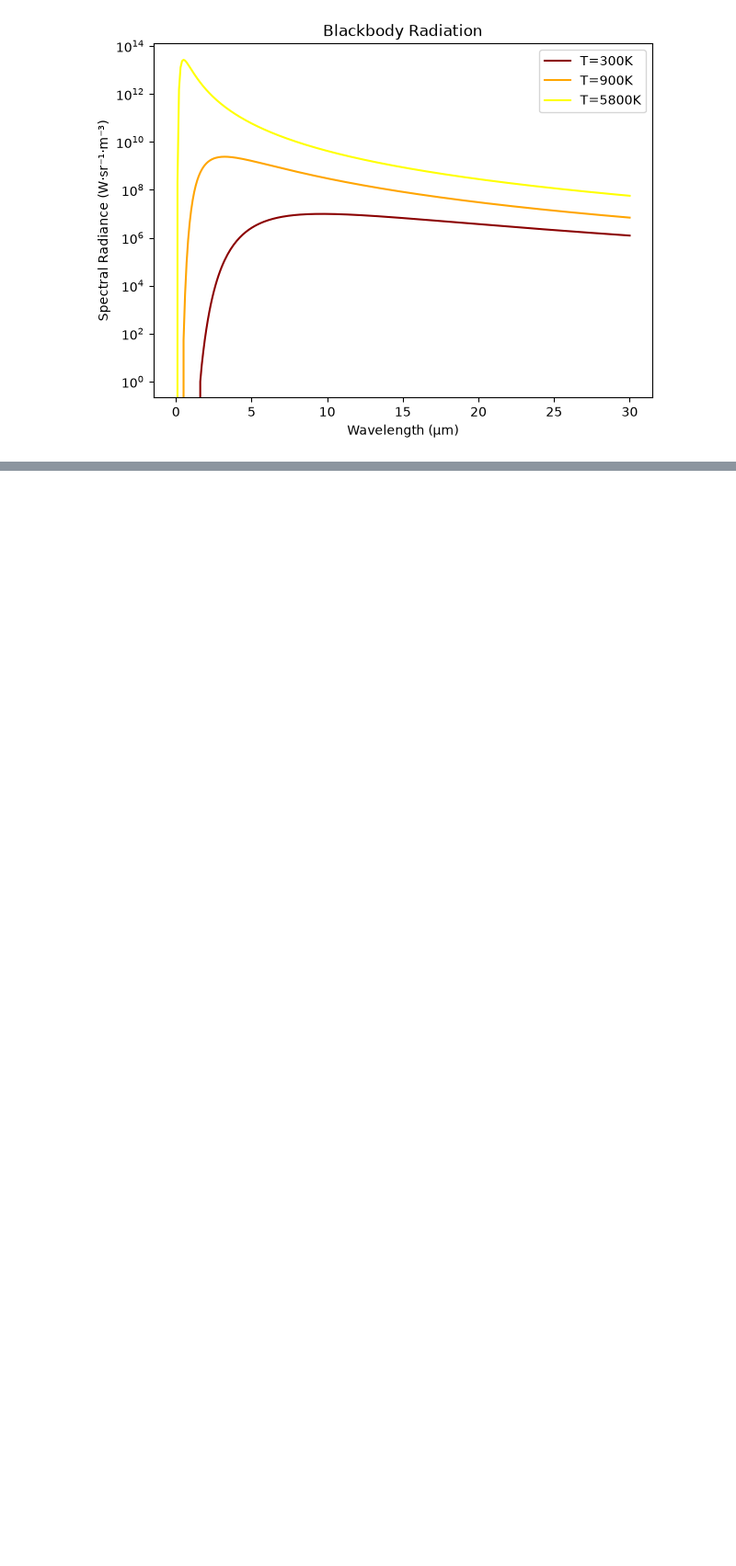
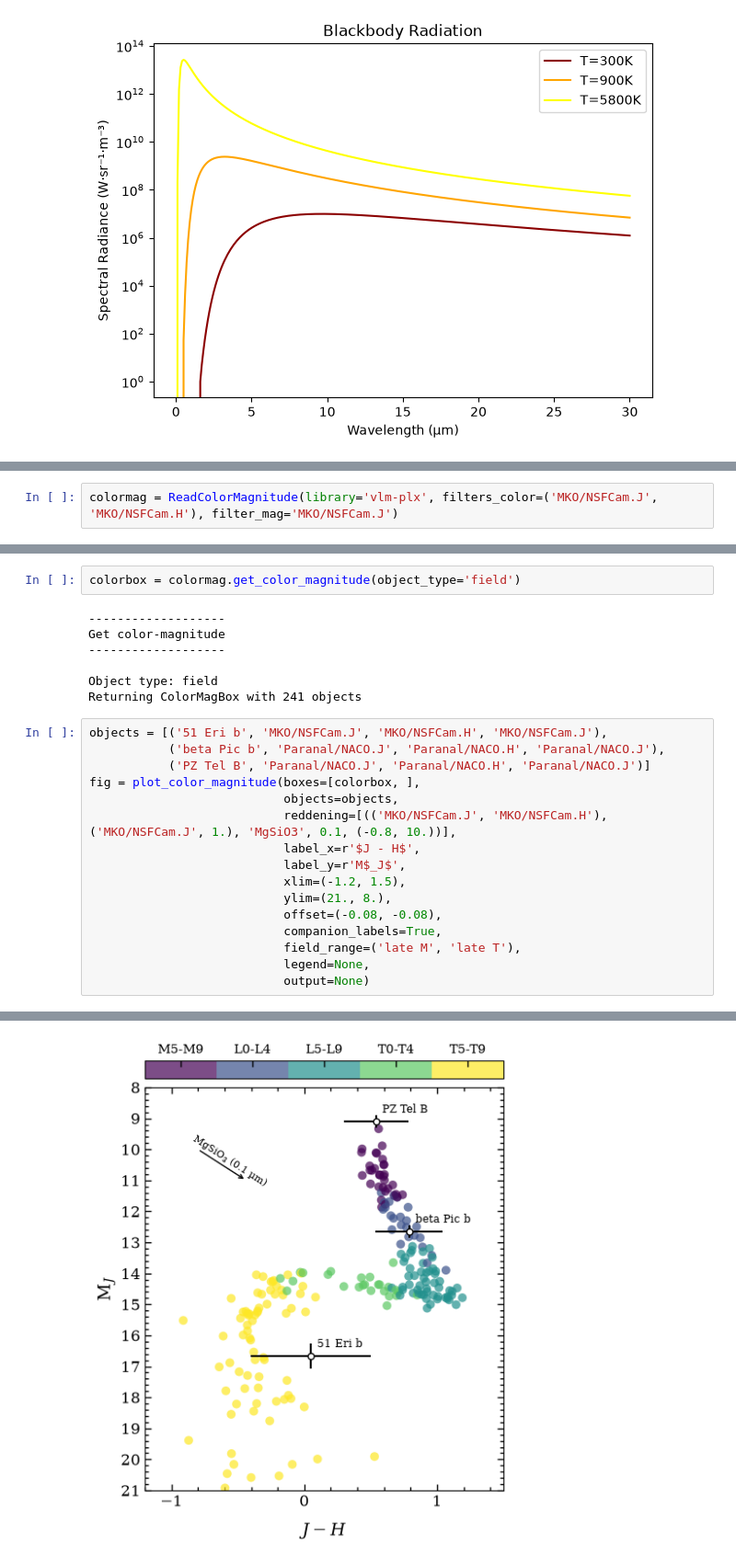
Before and after one commit to mitchell-foote/dwarfhunt, a Jupyter notebook: sprint-week/Sprint-Week.ipynb, the cells around one changed output, grey strips where cells are left out. Shown at 92% size. Cells and saved outputs as stored; diff of their text form; blank space fills up the shorter version.

```diff
--- a/sprint-week/Sprint-Week.ipynb
+++ b/sprint-week/Sprint-Week.ipynb
@@ -66,0 +92,2 @@ fig.savefig("spectrum.png", dpi=200)
+# %%
+colormag = ReadColorMagnitude(library='vlm-plx', filters_color=('MKO/NSFCam.J', 'MKO/NSFCam.H'), filter_mag='MKO/NSFCam.J')
@@ -66,0 +103,26 @@ fig.savefig("spectrum.png", dpi=200)
+# %%
+colorbox = colormag.get_color_magnitude(object_type='field')
+# %% [output]
+-------------------
+Get color-magnitude
+-------------------
+
+Object type: field
+Returning ColorMagBox with 241 objects
+# %%
+objects = [('51 Eri b', 'MKO/NSFCam.J', 'MKO/NSFCam.H', 'MKO/NSFCam.J'),
+           ('beta Pic b', 'Paranal/NACO.J', 'Paranal/NACO.H', 'Paranal/NACO.J'),
+           ('PZ Tel B', 'Paranal/NACO.J', 'Paranal/NACO.H', 'Paranal/NACO.J')]
+fig = plot_color_magnitude(boxes=[colorbox, ],
+                           objects=objects,
+                           reddening=[(('MKO/NSFCam.J', 'MKO/NSFCam.H'), ('MKO/NSFCam.J', 1.), 'MgSiO3', 0.1, (-0.8, 10.))],
+                           label_x=r'$J - H$',
+                           label_y=r'M$_J$',
+                           xlim=(-1.2, 1.5),
+                           ylim=(21., 8.),
+                           offset=(-0.08, -0.08),
+                           companion_labels=True,
+                           field_range=('late M', 'late T'),
+                           legend=None,
+                           output=None)
+# %% [output]
@@ -66,0 +146 @@ fig.savefig("spectrum.png", dpi=200)
+[figure, added]
```
Also changed, not shown: parts of 5 cells of this notebook, 18 other files.
